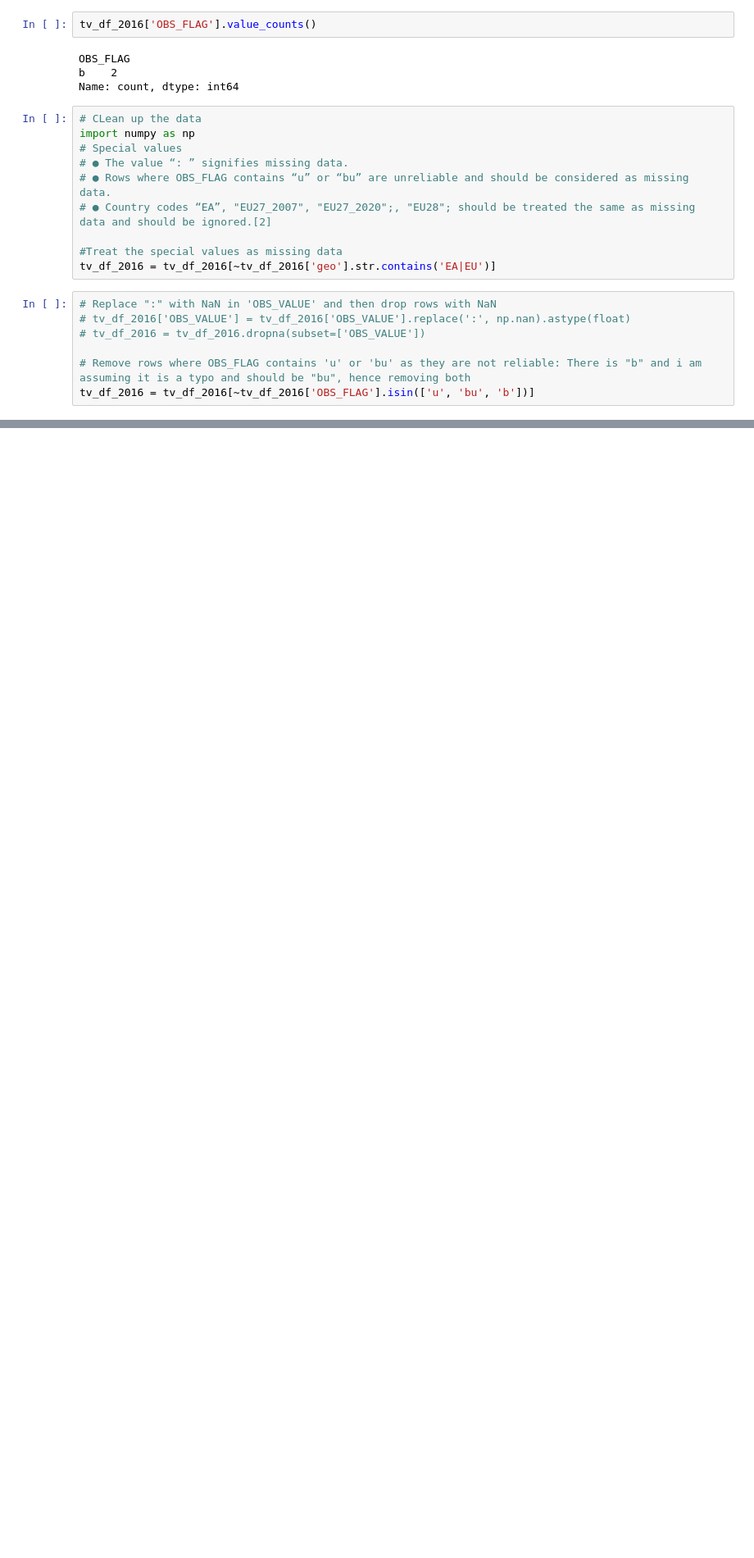
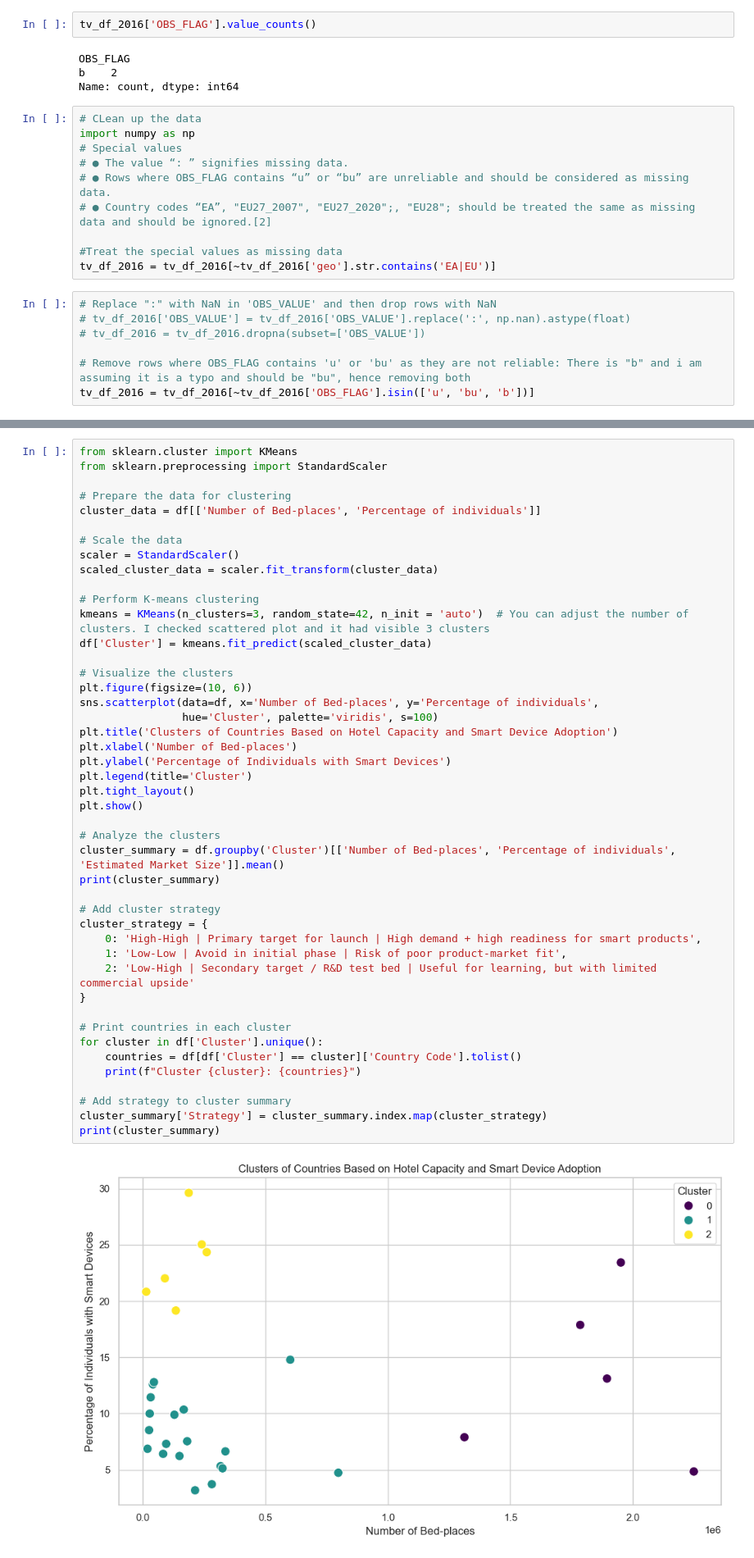
Before and after one commit to mbilalnust/eu-smartlamp-market-analysis, a Jupyter notebook: app.ipynb, the cells around one changed output, grey strips where cells are left out. Shown at 82% size. Cells and saved outputs as stored; diff of their text form; blank space fills up the shorter version.

```diff
--- a/app.ipynb
+++ b/app.ipynb
@@ -201,0 +227,47 @@ print(geo_merged.head())
+# %%
+from sklearn.cluster import KMeans
+from sklearn.preprocessing import StandardScaler
+
+# Prepare the data for clustering
+cluster_data = df[['Number of Bed-places', 'Percentage of individuals']]
+
+# Scale the data
+scaler = StandardScaler()
+scaled_cluster_data = scaler.fit_transform(cluster_data)
+
+# Perform K-means clustering
+kmeans = KMeans(n_clusters=3, random_state=42, n_init = 'auto')  # You can adjust the number of clusters. I checked scattered plot and it had visible 3 clusters
+df['Cluster'] = kmeans.fit_predict(scaled_cluster_data)
+
+# Visualize the clusters
+plt.figure(figsize=(10, 6))
+sns.scatterplot(data=df, x='Number of Bed-places', y='Percentage of individuals',
+                hue='Cluster', palette='viridis', s=100)
+plt.title('Clusters of Countries Based on Hotel Capacity and Smart Device Adoption')
+plt.xlabel('Number of Bed-places')
+plt.ylabel('Percentage of Individuals with Smart Devices')
+plt.legend(title='Cluster')
+plt.tight_layout()
+plt.show()
+
+# Analyze the clusters
+cluster_summary = df.groupby('Cluster')[['Number of Bed-places', 'Percentage of individuals', 'Estimated Market Size']].mean()
+print(cluster_summary)
+
+# Add cluster strategy
+cluster_strategy = {
+    0: 'High-High | Primary target for launch | High demand + high readiness for smart products',
+    1: 'Low-Low | Avoid in initial phase | Risk of poor product-market fit',
+    2: 'Low-High | Secondary target / R&D test bed | Useful for learning, but with limited commercial upside'
+}
+
+# Print countries in each cluster
+for cluster in df['Cluster'].unique():
+    countries = df[df['Cluster'] == cluster]['Country Code'].tolist()
+    print(f"Cluster {cluster}: {countries}")
+
+# Add strategy to cluster summary
+cluster_summary['Strategy'] = cluster_summary.index.map(cluster_strategy)
+print(cluster_summary)
+# %% [output]
+[figure, added]
```
Also changed, not shown: parts of 12 cells of this notebook.
